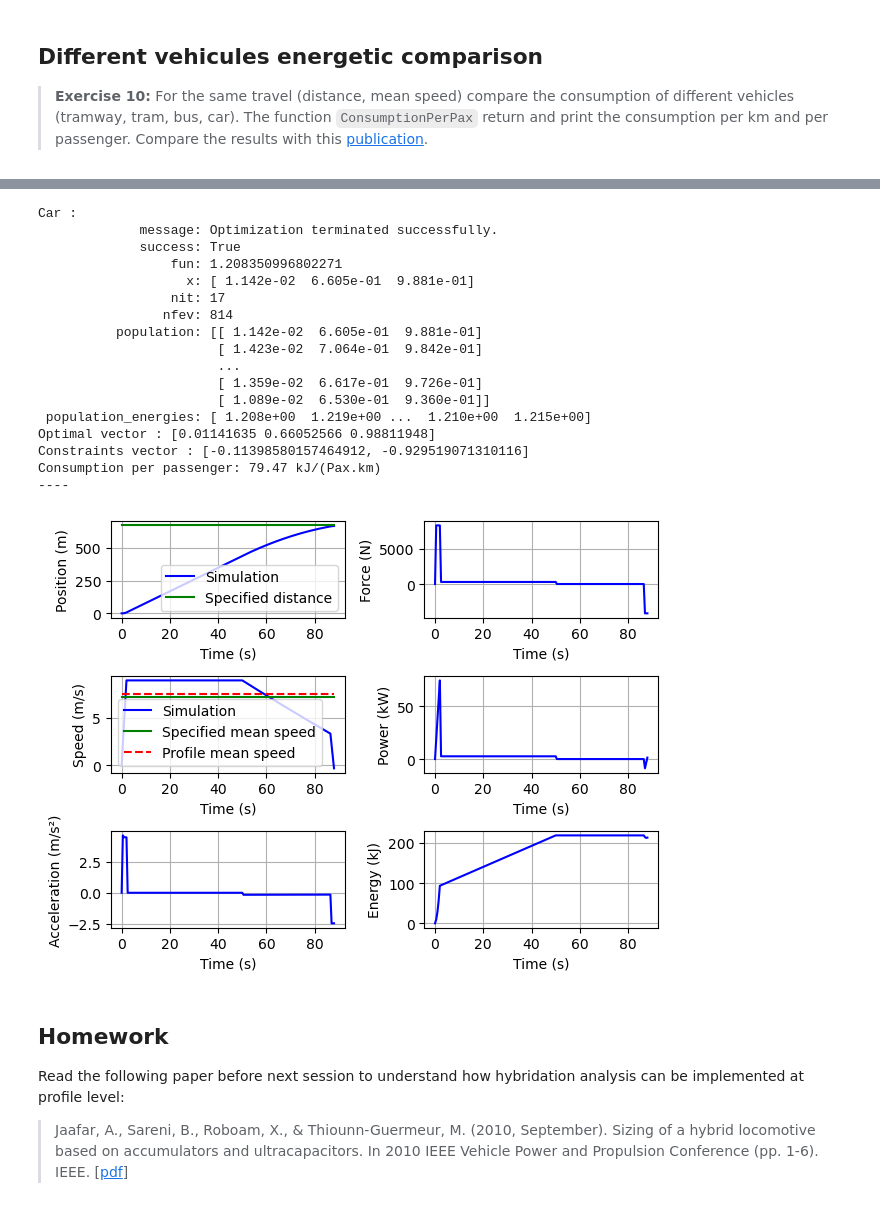
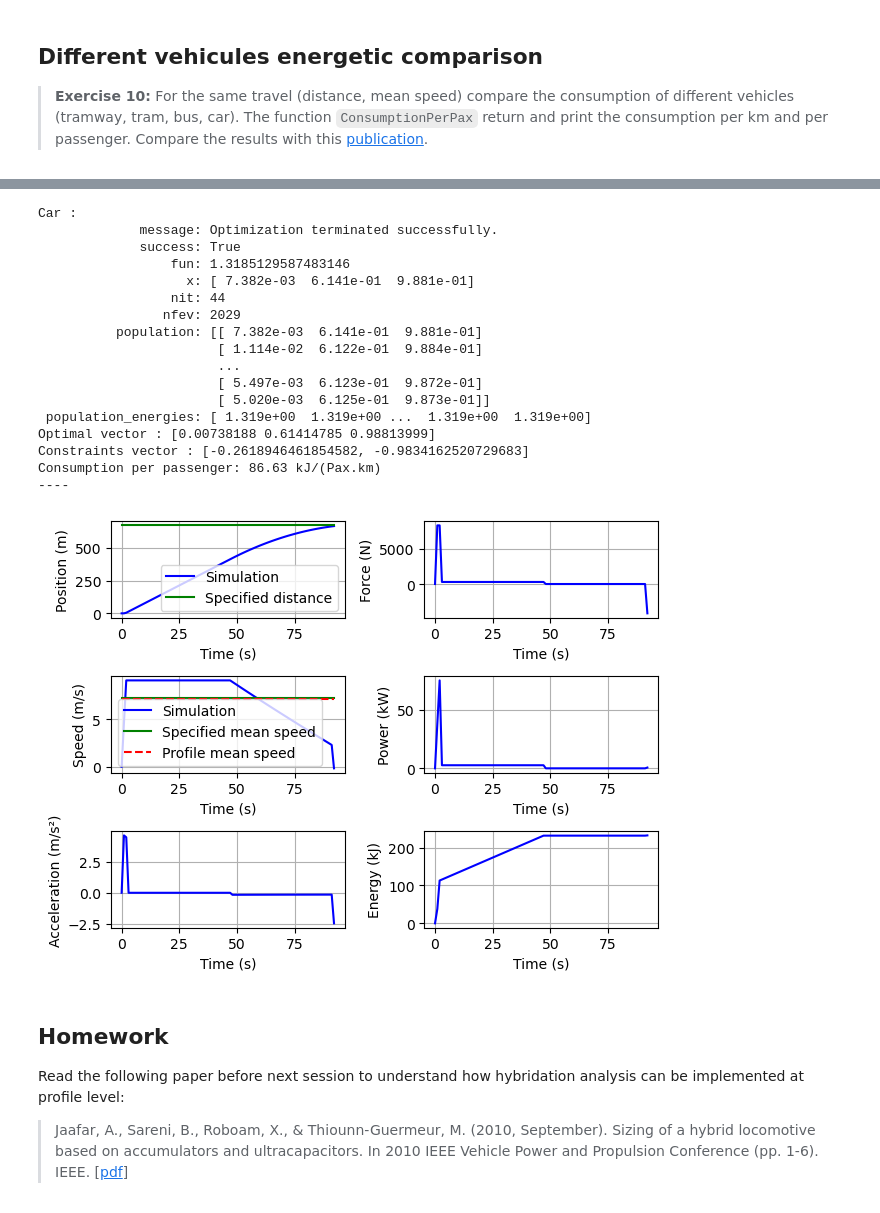
Before and after one commit to SizingLab/sizing_course, a Jupyter notebook: laboratories/Lab-watt_project/01b_CaseStudy_Specification.ipynb, the cells around one changed output, grey strips where cells are left out. Cells and saved outputs as stored; diff of their text form; code cells hidden in the pictures.

```diff
--- a/laboratories/Lab-watt_project/01b_CaseStudy_Specification.ipynb
+++ b/laboratories/Lab-watt_project/01b_CaseStudy_Specification.ipynb
@@ -36,6 +36,10 @@ class vehicle:
         self.MaxAcc = MaxAcc # [m/s²] maximal acceleration
         self.Fmax = self.Weight*MaxAcc # [N] max traction force
         self.Pmax = self.Fmax*self.MaxSpeed # [W] max corner power
+
+    def print(self):
+        print('Max speed=' + str(self.MaxSpeed*3.6) + 'km/h')
+        print('Weight=' + str(self.Weight/1000) + 'T')
 # %% [markdown]
 Here you will find some useful vehicle characteristics for the rest of the study.
 
@@ -661,32 +669,32 @@ Consumption per passenger: 32.52 kJ/(Pax.km)
 # %%
 print("Car :")
-Trajet = OptimSection(Car, 670, 26*1e3/3600, 0.5, 0.5)
+Trajet = OptimSection(Car, 670, 26*1e3/3600, 0.5, 1.0)
 Xopt7=Trajet.optimizeConso_genetic(X)
 Trajet.solver(Xopt7)
 print("Optimal vector :", Xopt7)
 print("Constraints vector :", Travel_optim.contraintes(Xopt7))
 Trajet.plot()
 Trajet.ConsumptionPerPax(Xopt7)
 print("----")
 # %% [output]
 Car :
              message: Optimization terminated successfully.
              success: True
-                 fun: 1.208350996802271
-                   x: [ 1.142e-02  6.605e-01  9.881e-01]
-                 nit: 17
-                nfev: 814
-          population: [[ 1.142e-02  6.605e-01  9.881e-01]
-                       [ 1.423e-02  7.064e-01  9.842e-01]
+                 fun: 1.3185129587483146
+                   x: [ 7.382e-03  6.141e-01  9.881e-01]
+                 nit: 44
+                nfev: 2029
+          population: [[ 7.382e-03  6.141e-01  9.881e-01]
+                       [ 1.114e-02  6.122e-01  9.884e-01]
                        ...
-                       [ 1.359e-02  6.617e-01  9.726e-01]
-                       [ 1.089e-02  6.530e-01  9.360e-01]]
- population_energies: [ 1.208e+00  1.219e+00 ...  1.210e+00  1.215e+00]
-Optimal vector : [0.01141635 0.66052566 0.98811948]
-Constraints vector : [-0.11398580157464912, -0.929519071310116]
-Consumption per passenger: 79.47 kJ/(Pax.km)
+                       [ 5.497e-03  6.123e-01  9.872e-01]
+                       [ 5.020e-03  6.125e-01  9.873e-01]]
+ population_energies: [ 1.319e+00  1.319e+00 ...  1.319e+00  1.319e+00]
+Optimal vector : [0.00738188 0.61414785 0.98813999]
+Constraints vector : [-0.2618946461854582, -0.9834162520729683]
+Consumption per passenger: 86.63 kJ/(Pax.km)
 ----
-[figure, old version]
+[figure, new version]
 # %% [markdown]
 ## Homework
 
```
Also changed, not shown: parts of 9 cells of this notebook, 2 other files.
